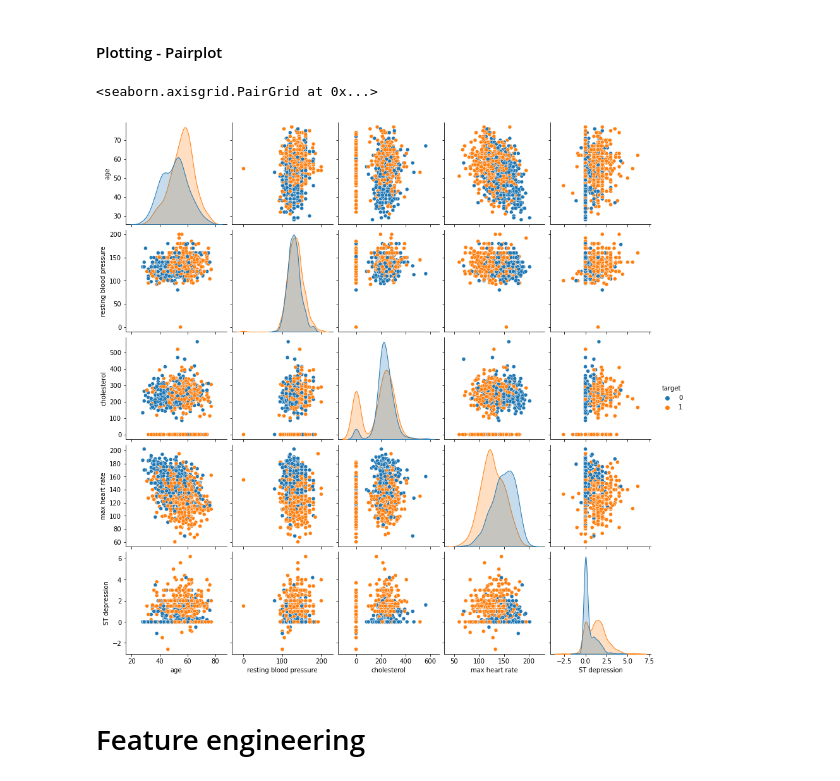
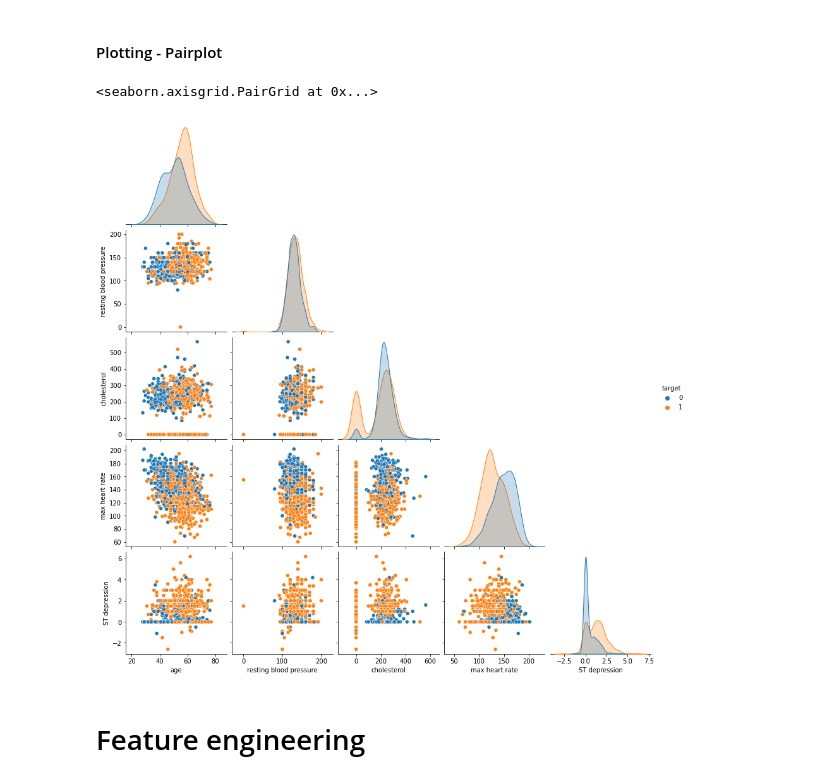
Before and after one commit to Nicola-Ibrahim/Heart-Diseases-Prediction, a Jupyter notebook: HeartDiseasePrediction.ipynb, the cells around one changed output. Drawn from its saved outputs; the diff is of its cells as text; code cells hidden in the pictures.

```diff
--- a/HeartDiseasePrediction.ipynb
+++ b/HeartDiseasePrediction.ipynb
@@ -365,10 +374,10 @@ plot_box_num()
 #### Plotting - Pairplot
 # %%
 numeric_data_target = pd.concat([numeric_data, train_data['target']], axis=1)
-sns.pairplot(data=numeric_data_target, hue='target')
+sns.pairplot(data=numeric_data_target, hue='target', corner=True)
 # %% [output]
 <seaborn.axisgrid.PairGrid at 0x...>
-[figure, old version]
+[figure, new version]
 # %% [markdown]
 # Feature engineering
 # %% [markdown]
```
Also changed, not shown: parts of 24 cells of this notebook.
